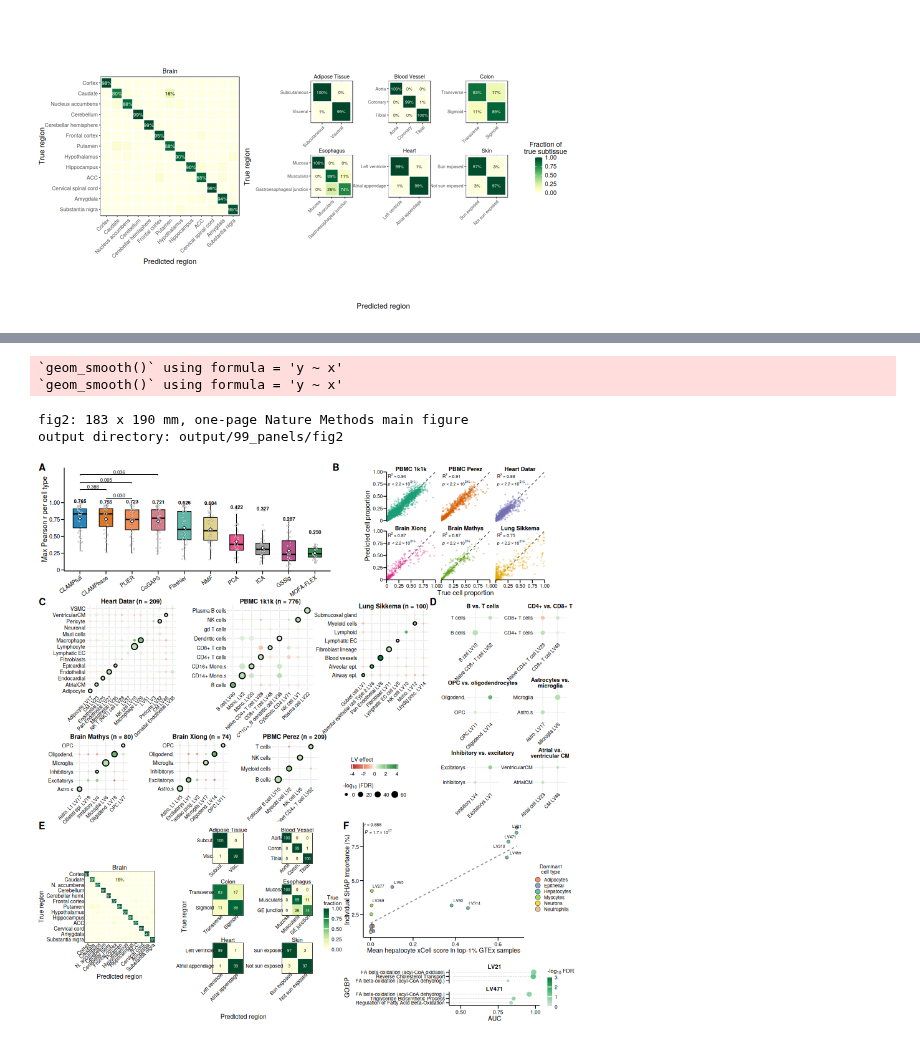
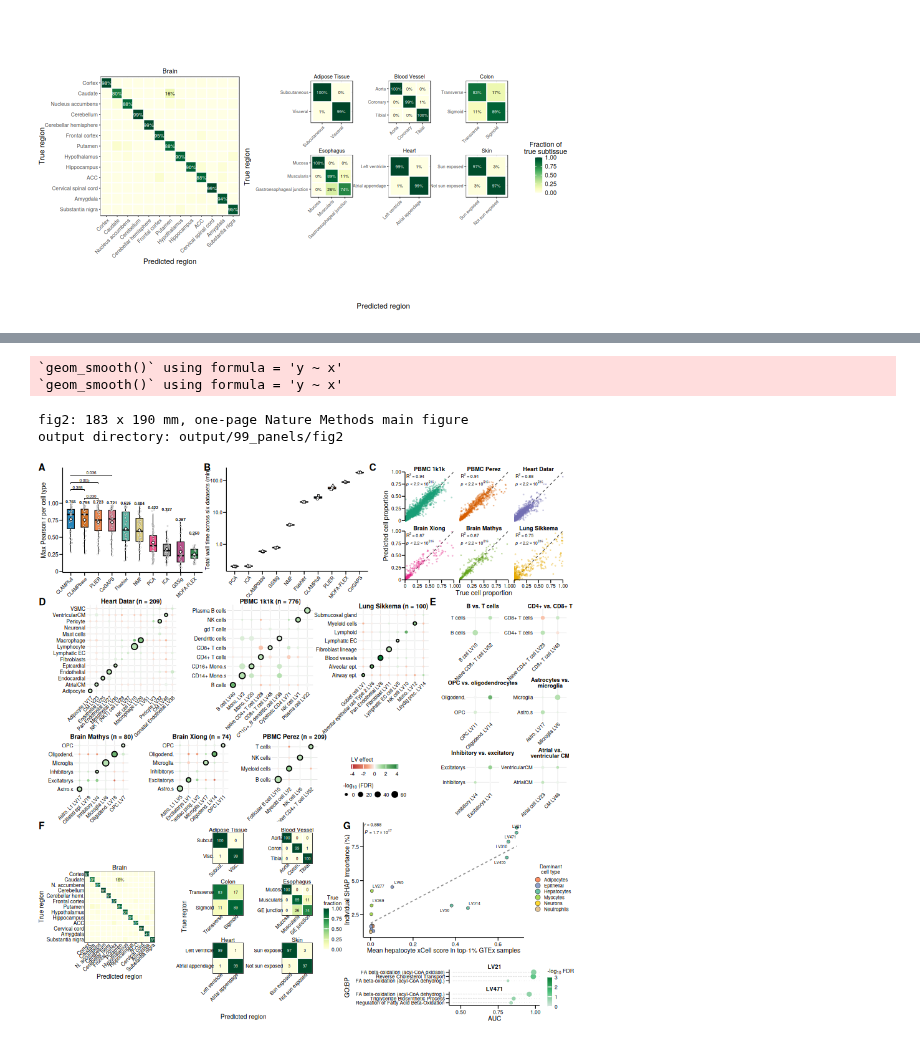
Before and after one commit to pivlab/clamp-analyses, a Jupyter notebook: nbs/99_panels/fig2.executed.ipynb, the cells around one changed output, grey strips where cells are left out. Saved outputs shown, nothing was run; the diff lists cells and outputs as text; code cells hidden in the pictures.

```diff
--- a/nbs/99_panels/fig2.executed.ipynb
+++ b/nbs/99_panels/fig2.executed.ipynb
@@ -259,0 +269,9 @@ print(plot_A)
+# %%
+runtime_seed_totals <- fread(snakemake@input[["runtime_seed_totals"]])
+stopifnot(all(c("method", "seed", "total_minutes", "n_datasets", "n_runs") %in%
+              names(runtime_seed_totals)))
+stopifnot(nrow(runtime_seed_totals) == 30L)
+stopifnot(all(runtime_seed_totals$n_datasets == 6L),
+          all(runtime_seed_totals$n_runs == 6L),
+          all(is.finite(runtime_seed_totals$total_minutes)),
+          all(runtime_seed_totals$total_minutes > 0))
@@ -756,7 +784,7 @@ plot_A_pub <- ggplot(long_box, aes(method, cor, fill = method)) +
              inherit.aes = FALSE) +
   geom_text(data = mean_df,
             aes(x = method, y = max_cor + 0.035, label = sprintf("%.3f", mean_cor)),
-            size = 1.58, fontface = "bold", family = "Helvetica",
+            size = 1.28, fontface = "bold", family = "Helvetica",
             inherit.aes = FALSE) +
   scale_fill_manual(values = METHOD_COLORS, na.value = "grey70") +
   scale_y_continuous(breaks = seq(0, 1, 0.25),
@@ -766,8 +794,9 @@ plot_A_pub <- ggplot(long_box, aes(method, cor, fill = method)) +
   labs(x = NULL, y = "Max Pearson r per cell type") +
   theme_nm() +
   theme(legend.position = "none",
-        axis.text.x = element_text(angle = 35, hjust = 1, vjust = 1, size = 5),
-        plot.margin = margin(4.5, 1.4, 0.6, 3.2))
+        axis.text.x = element_text(angle = 45, hjust = 1, vjust = 1, size = 4.1),
+        axis.title.y = element_text(size = 5.7),
+        plot.margin = margin(4.5, 0.8, 0.6, 2.5))
 
 for (i in seq_len(nrow(comp_ord))) {
   stat_row <- comp_ord[i]
@@ -782,10 +811,33 @@ for (i in seq_len(nrow(comp_ord))) {
              y = y, yend = y + h_pub, linewidth = 0.22) +
     annotate("text", x = (stat_row$left + stat_row$right) / 2,
              y = y + h_pub + 0.01, label = fmt_q(stat_row$q),
-             size = 1.5, vjust = 0, parse = TRUE, family = "Helvetica")
+             size = 1.25, vjust = 0, parse = TRUE, family = "Helvetica")
 }
 
-plot_B_pub <- ggplot(scatter_data, aes(x = observed, y = predicted)) +
+runtime_pub <- copy(runtime_seed_totals)
+timing_method_order <- runtime_pub[, .(median_minutes = median(total_minutes)), by = method][
+  order(median_minutes), as.character(method)
+]
+runtime_pub[, method := factor(method, levels = timing_method_order)]
+plot_B_pub <- ggplot(runtime_pub, aes(method, total_minutes, fill = method)) +
+  geom_boxplot(width = 0.56, outlier.shape = NA, color = "black",
+               linewidth = 0.22, alpha = 0.85) +
+  geom_point(aes(shape = factor(seed)),
+             position = position_jitter(width = 0.07, height = 0),
+             size = 1.0, fill = "white", color = "black", stroke = 0.25) +
+  scale_fill_manual(values = METHOD_COLORS, na.value = "grey70") +
+  scale_shape_manual(values = c(`123` = 21, `456` = 22, `789` = 24), guide = "none") +
+  scale_y_log10(breaks = scales::log_breaks(n = 4),
+                labels = scales::label_number(accuracy = 0.1)) +
+  labs(x = NULL, y = "Total wall time across six datasets (min)") +
+  theme_nm() +
+  theme(legend.position = "none",
+        axis.text.x = element_text(angle = 50, hjust = 1, vjust = 1, size = 4.3),
+        axis.text.y = element_text(size = 4.4),
+        axis.title.y = element_text(size = 5.2),
+        plot.margin = margin(4.5, 0.7, 0.6, 1.5))
+
+plot_C_pub <- ggplot(scatter_data, aes(x = observed, y = predicted)) +
   geom_abline(slope = 1, intercept = 0, color = "grey25",
               linetype = "dashed", linewidth = 0.25) +
   geom_point(aes(color = panel_label), alpha = 0.28, size = 0.16,
@@ -919,8 +971,8 @@ build_hard_pub <- function(d) {
 }
 
 hard_pub_panels <- lapply(split(copy(hard_ready), hard_ready$group_id), build_hard_pub)
-plot_C_pub <- C_main
-plot_D_pub <- wrap_plots(hard_pub_panels, ncol = 2) &
+plot_D_pub <- C_main
+plot_E_pub <- wrap_plots(hard_pub_panels, ncol = 2) &
   theme(legend.position = "none")
 
 build_confusion_pub <- function(tissue_name, compact = FALSE) {
@@ -989,7 +1041,7 @@ small_block_pub <- ggdraw() +
   draw_plot(small_block_inner_pub, x = 0.052, y = 0, width = 0.948, height = 1) +
   draw_label("True region", x = 0.17, y = 0.53, size = 5.8, angle = 90,
              fontfamily = "Helvetica")
-plot_E_pub <- plot_grid(brain_pub + theme(legend.position = "none"),
+plot_F_pub <- plot_grid(brain_pub + theme(legend.position = "none"),
                         small_block_pub, confusion_legend_pub,
                         nrow = 1, rel_widths = c(1.0, 1.42, 0.17))
 
@@ -1069,17 +1121,18 @@ plot_E_pathways <- ggplot(pathway_pub, aes(AUC, row_key_pub)) +
         legend.title = element_text(size = 5),
         plot.margin = margin(0.5, 0.5, 0.8, 1.5))
 
-plot_F_pub <- plot_grid(plot_F_scatter, NULL, plot_E_pathways, ncol = 1,
+plot_G_pub <- plot_grid(plot_F_scatter, NULL, plot_E_pathways, ncol = 1,
                         rel_heights = c(1.52, 0.10, 0.68))
 
-row_AB_pub <- plot_grid(add_tag(plot_A_pub, "A"), add_tag(plot_B_pub, "B"),
-                        nrow = 1, rel_widths = c(1.20, 1))
-row_CD_pub <- plot_grid(add_tag(plot_C_pub, "C"), add_tag(plot_D_pub, "D"),
+row_ABC_pub <- plot_grid(add_tag(plot_A_pub, "A"), add_tag(plot_B_pub, "B"),
+                         add_tag(plot_C_pub, "C"),
+                         nrow = 1, rel_widths = c(0.675, 0.675, 0.85))
+row_DE_pub <- plot_grid(add_tag(plot_D_pub, "D"), add_tag(plot_E_pub, "E"),
                         nrow = 1, rel_widths = c(2.65, 1))
-row_EF_pub <- plot_grid(add_tag(plot_E_pub, "E"), add_tag(plot_F_pub, "F"),
+row_FG_pub <- plot_grid(add_tag(plot_F_pub, "F"), add_tag(plot_G_pub, "G"),
                         nrow = 1, rel_widths = c(1.30, 1))
 
-fig2 <- plot_grid(row_AB_pub, row_CD_pub, row_EF_pub,
+fig2 <- plot_grid(row_ABC_pub, row_DE_pub, row_FG_pub,
                   ncol = 1, rel_heights = c(0.24, 0.40, 0.36))
 
 raw_pdf <- tempfile(fileext = ".pdf")
@@ -1088,31 +1141,31 @@ ggsave(raw_pdf, fig2,
        width = FIG_W, height = FIG_H, units = "mm",
        device = cairo_pdf, bg = "white", limitsize = FALSE)
 pdf_w_pt <- FIG_W / 25.4 * 72
 pdf_h_pt <- FIG_H / 25.4 * 72
 gs_status <- system2("gs", c(
   "-q", "-dNOPAUSE", "-dBATCH", "-sDEVICE=pdfwrite",
   sprintf("-dDEVICEWIDTHPOINTS=%.6f", pdf_w_pt),
   sprintf("-dDEVICEHEIGHTPOINTS=%.6f", pdf_h_pt),
   "-dFIXEDMEDIA", "-dPDFFitPage",
   paste0("-sOutputFile=", exact_pdf), raw_pdf
 ))
 stopifnot(gs_status == 0L, file.copy(exact_pdf, snakemake@output[["pdf"]],
                                       overwrite = TRUE))
 unlink(c(raw_pdf, exact_pdf))
 ggsave(snakemake@output[["svg"]], fig2,
        width = FIG_W, height = FIG_H, units = "mm",
        device = svglite::svglite, bg = "white", limitsize = FALSE)
 ggsave(snakemake@output[["png"]], fig2,
        width = FIG_W, height = FIG_H, units = "mm", dpi = 600,
        device = ragg::agg_png, bg = "white", limitsize = FALSE)
 
 cat(sprintf("fig2: %.0f x %.0f mm, one-page Nature Methods main figure\n", FIG_W, FIG_H))
 cat("output directory:", dirname(snakemake@output[["pdf"]]), "\n")
 options(repr.plot.width = FIG_W / 25.4, repr.plot.height = FIG_H / 25.4)
 fig2
 # %% [output]
 `geom_smooth()` using formula = 'y ~ x'
 `geom_smooth()` using formula = 'y ~ x'
 fig2: 183 x 190 mm, one-page Nature Methods main figure
 output directory: output/99_panels/fig2
-[figure, old version]
+[figure, new version]
```
Also changed, not shown: parts of 11 cells of this notebook, 6 other files.
